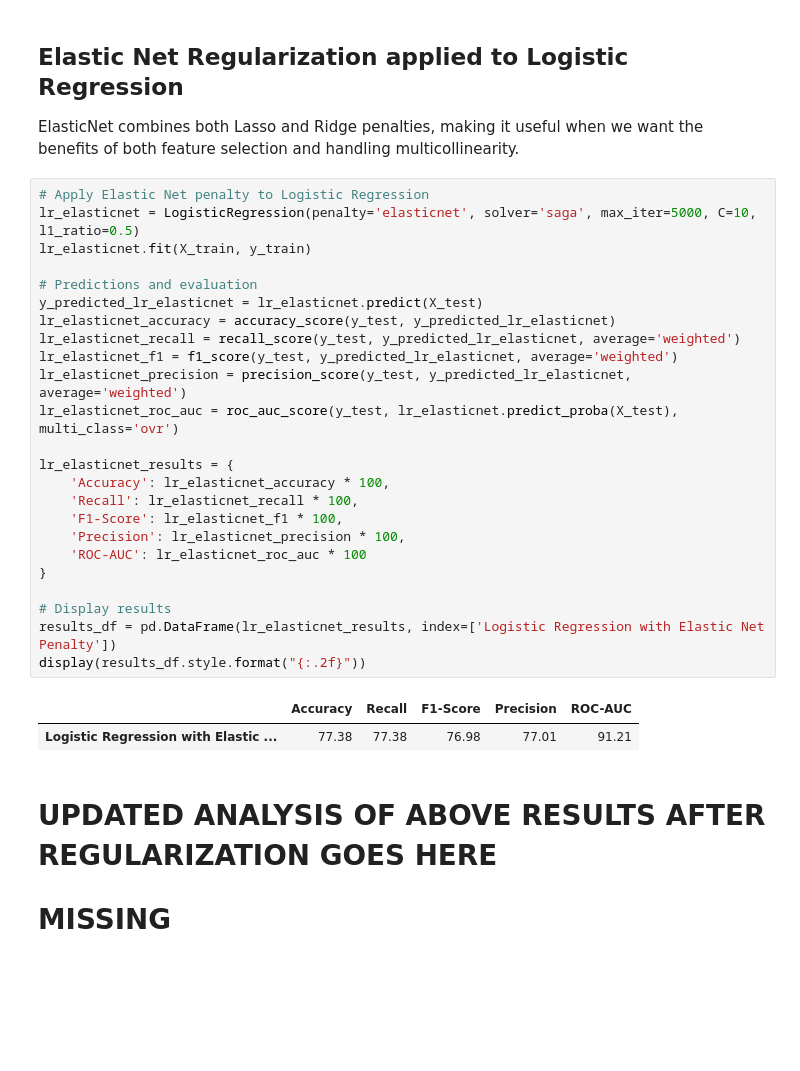
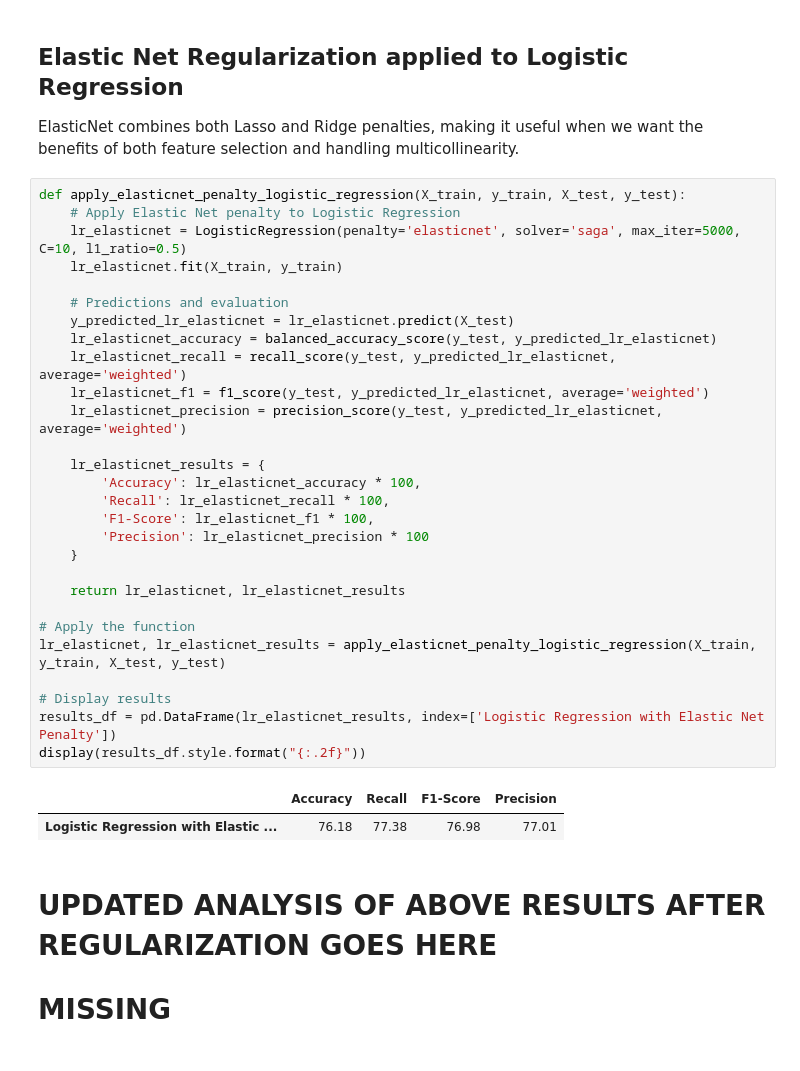
Before and after one commit to jorgemartins1986/APRAU_1050497_1050532, a Jupyter notebook: assignment.ipynb, the cells around one changed output. Drawn from its saved outputs; the diff is of its cells as text; blank space fills up the shorter version.

```diff
--- a/assignment.ipynb
+++ b/assignment.ipynb
@@ -810,32 +824,36 @@ display(results_df.style.format("{:.2f}"))
 
 ElasticNet combines both Lasso and Ridge penalties, making it useful when we want the benefits of both feature selection and handling multicollinearity.
 # %%
-# Apply Elastic Net penalty to Logistic Regression
-lr_elasticnet = LogisticRegression(penalty='elasticnet', solver='saga', max_iter=5000, C=10, l1_ratio=0.5)
-lr_elasticnet.fit(X_train, y_train)
+def apply_elasticnet_penalty_logistic_regression(X_train, y_train, X_test, y_test):
+    # Apply Elastic Net penalty to Logistic Regression
+    lr_elasticnet = LogisticRegression(penalty='elasticnet', solver='saga', max_iter=5000, C=10, l1_ratio=0.5)
+    lr_elasticnet.fit(X_train, y_train)
 
-# Predictions and evaluation
-y_predicted_lr_elasticnet = lr_elasticnet.predict(X_test)
-lr_elasticnet_accuracy = accuracy_score(y_test, y_predicted_lr_elasticnet)
-lr_elasticnet_recall = recall_score(y_test, y_predicted_lr_elasticnet, average='weighted')
-lr_elasticnet_f1 = f1_score(y_test, y_predicted_lr_elasticnet, average='weighted')
-lr_elasticnet_precision = precision_score(y_test, y_predicted_lr_elasticnet, average='weighted')
-lr_elasticnet_roc_auc = roc_auc_score(y_test, lr_elasticnet.predict_proba(X_test), multi_class='ovr')
+    # Predictions and evaluation
+    y_predicted_lr_elasticnet = lr_elasticnet.predict(X_test)
+    lr_elasticnet_accuracy = balanced_accuracy_score(y_test, y_predicted_lr_elasticnet)
+    lr_elasticnet_recall = recall_score(y_test, y_predicted_lr_elasticnet, average='weighted')
+    lr_elasticnet_f1 = f1_score(y_test, y_predicted_lr_elasticnet, average='weighted')
+    lr_elasticnet_precision = precision_score(y_test, y_predicted_lr_elasticnet, average='weighted')
 
-lr_elasticnet_results = {
-    'Accuracy': lr_elasticnet_accuracy * 100,
-    'Recall': lr_elasticnet_recall * 100,
-    'F1-Score': lr_elasticnet_f1 * 100,
-    'Precision': lr_elasticnet_precision * 100,
-    'ROC-AUC': lr_elasticnet_roc_auc * 100
-}
+    lr_elasticnet_results = {
+        'Accuracy': lr_elasticnet_accuracy * 100,
+        'Recall': lr_elasticnet_recall * 100,
+        'F1-Score': lr_elasticnet_f1 * 100,
+        'Precision': lr_elasticnet_precision * 100
+    }
+
+    return lr_elasticnet, lr_elasticnet_results
+
+# Apply the function
+lr_elasticnet, lr_elasticnet_results = apply_elasticnet_penalty_logistic_regression(X_train, y_train, X_test, y_test)
 
 # Display results
 results_df = pd.DataFrame(lr_elasticnet_results, index=['Logistic Regression with Elastic Net Penalty'])
 display(results_df.style.format("{:.2f}"))
 # %% [output]
-|  | Accuracy | Recall | F1-Score | Precision | ROC-AUC |
-| Logistic Regression with Elastic ... | 77.38 | 77.38 | 76.98 | 77.01 | 91.21 |
+|  | Accuracy | Recall | F1-Score | Precision |
+| Logistic Regression with Elastic ... | 76.18 | 77.38 | 76.98 | 77.01 |
 # %% [markdown]
 # UPDATED ANALYSIS OF ABOVE RESULTS AFTER REGULARIZATION GOES HERE
 # MISSING
```
Also changed, not shown: parts of 47 cells of this notebook.
